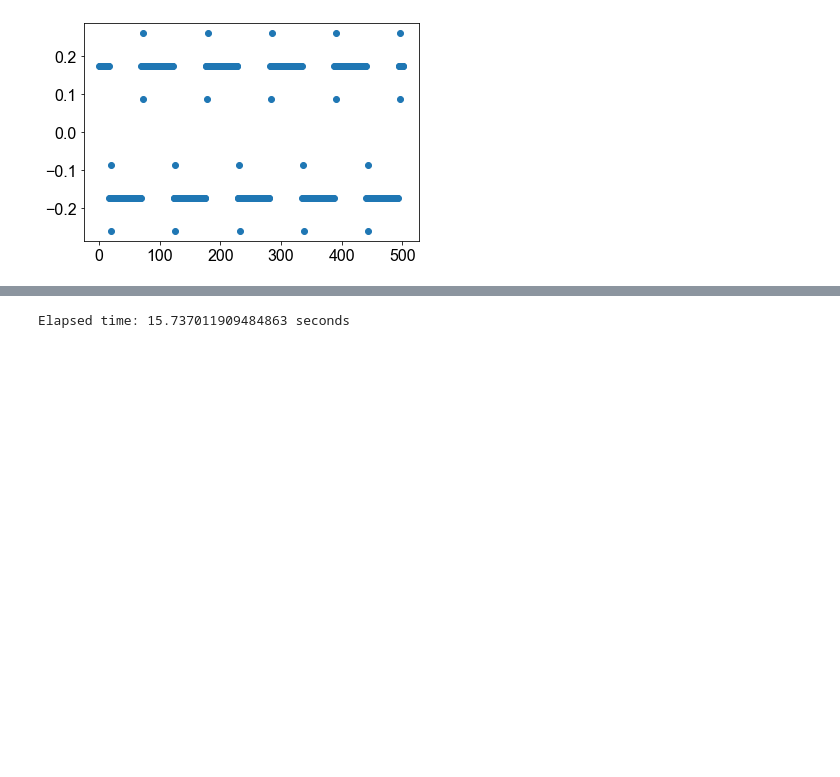
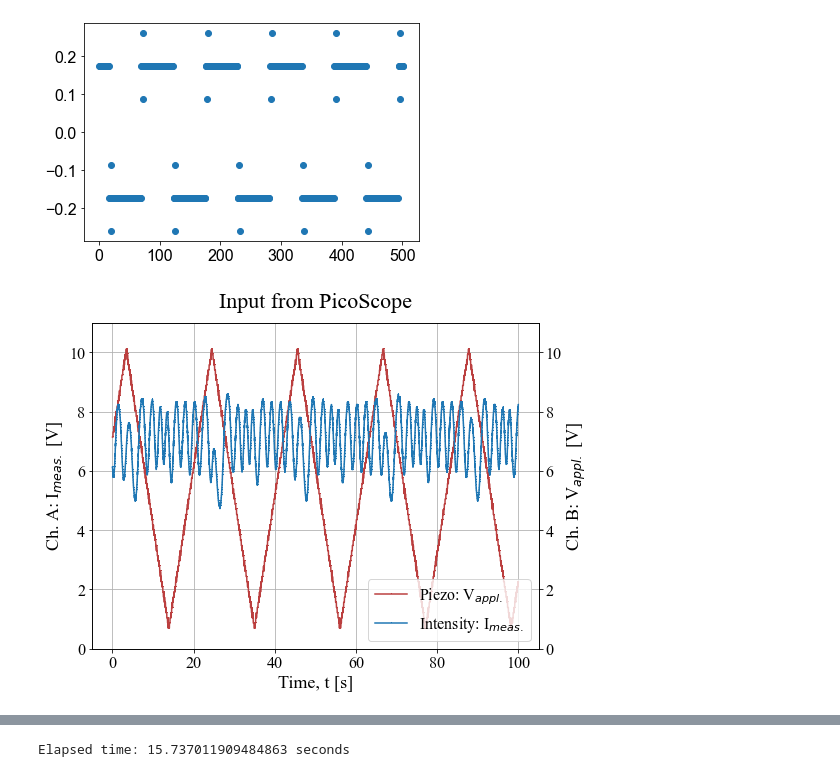
Before and after one commit to Neub28/Experimentel-Physics-2, a Jupyter notebook: Michelson-interferometer/Nicolai/Databehandling dag 1.ipynb, the cells around one changed output, grey strips where cells are left out. Cells and saved outputs as stored; diff of their text form; code cells hidden in the pictures; blank space fills up the shorter version.

```diff
--- a/Michelson-interferometer/Nicolai/Databehandling dag 1.ipynb
+++ b/Michelson-interferometer/Nicolai/Databehandling dag 1.ipynb
@@ -7,7 +7,7 @@ import scipy.stats as stats
 import scipy.io as io
 import time
 
-plt.rc("font", family=["Helvetica", "Arial"]) #skifter skrifttype
+plt.rc("font", family=["Times New Roman"]) #skifter skrifttype
 plt.rc("axes", labelsize=18)   #skriftstørrelse af `xlabel` og `ylabel`
 plt.rc("xtick", labelsize=16, direction="out")  #skriftstørrelse af ticks og viser ticks øverst
 plt.rc("ytick", labelsize=16, direction="out")
@@ -104,3 +104,35 @@ def get_ts_Vs(entries):
     return ts, Vas, Vbs
 # %%
 ts, Vas, Vbs = get_ts_Vs(r"/DataDay1.mat")
+
+fig, ax1 = plt.subplots(figsize=(8,6))
+
+ax1.set_title("Input from PicoScope", pad = 15)
+
+skip_every = 24
+
+ax2 = ax1.twinx()
+
+ax2.plot(ts[0][0:len(ts[0]):skip_every], Vas[0][0:len(ts[0]):skip_every], marker=',', color='tab:blue', label='Intensity: I$_{meas.}$')
+
+
+
+ax1.plot(ts[0][0:len(ts[0]):skip_every], Vbs[0][0:len(ts[0]):skip_every], marker=',', color='#bb3f3f', label='Piezo: V$_{appl.}$')
+
+ax2.set_ylim(0, 11)
+ax1.set_ylim(0, 11)
+
+ax1.grid()
+
+ax1.set_xlabel("Time, t [s]")
+ax2.set_ylabel("Ch. B: V$_{appl.}$ [V]")
+ax1.set_ylabel("Ch. A: I$_{meas.}$ [V]")
+
+
+lines, labels = ax1.get_legend_handles_labels()
+lines2, labels2 = ax2.get_legend_handles_labels()
+ax2.legend(lines + lines2, labels + labels2, loc='lower right')
+
+plt.savefig("Raw data.png", format="png")
+# %% [output]
+[figure, added]
```
Also changed, not shown: parts of 4 cells of this notebook, 4 other files.
